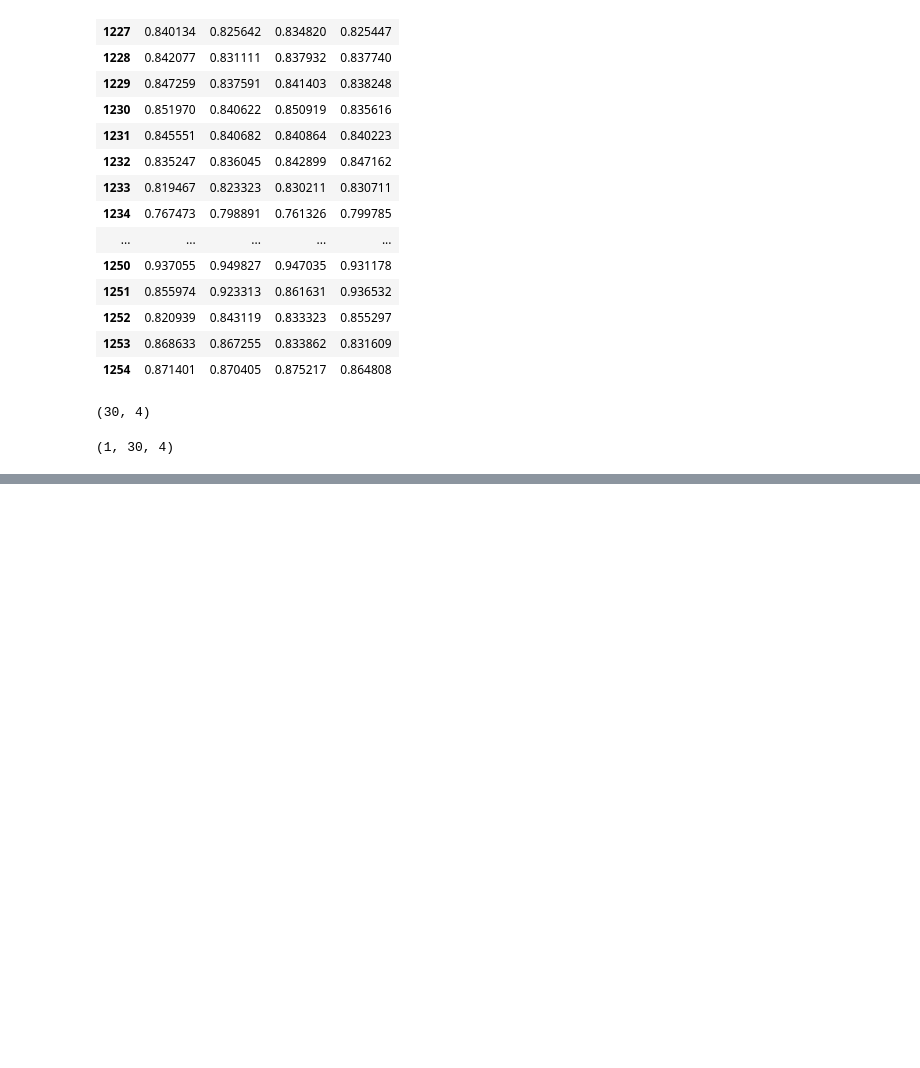
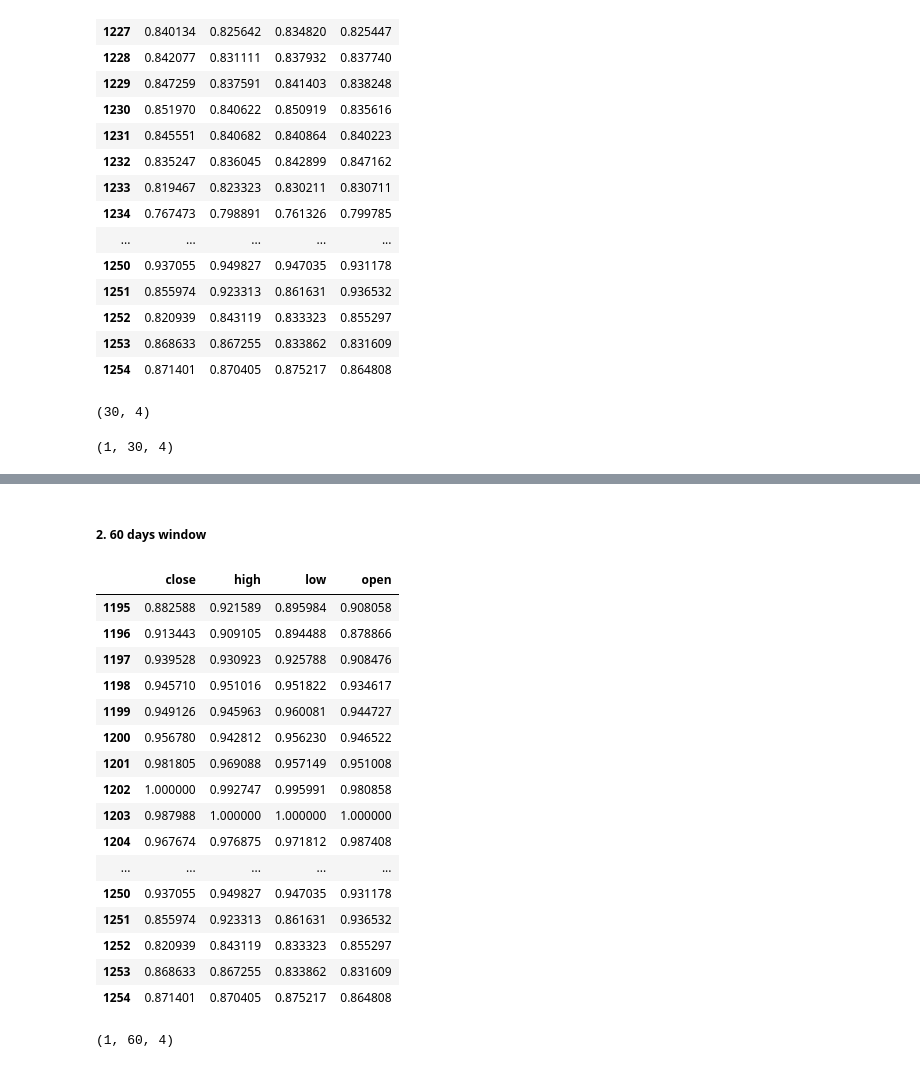
Before and after one commit to utsav87589/LSTM---Stock-price-prediction, a Jupyter notebook: v1/notebooks/many_to_many.ipynb, the cells around one changed output, grey strips where cells are left out. Cells and saved outputs as stored; diff of their text form; code cells hidden in the pictures; blank space fills up the shorter version.

```diff
--- a/v1/notebooks/many_to_many.ipynb
+++ b/v1/notebooks/many_to_many.ipynb
@@ -418,0 +400,32 @@ for i in range (0, 4) :
+# %% [markdown]
+##### 2. 60 days window
+# %%
+### getting the last sequence
+window_size_60 = 60
+last_sequence_60 = df[features_to_target][-window_size_60 : ]
+last_sequence_60
+# %% [output]
+|  | close | high | low | open |
+| 1195 | 0.882588 | 0.921589 | 0.895984 | 0.908058 |
+| 1196 | 0.913443 | 0.909105 | 0.894488 | 0.878866 |
+| 1197 | 0.939528 | 0.930923 | 0.925788 | 0.908476 |
+| 1198 | 0.945710 | 0.951016 | 0.951822 | 0.934617 |
+| 1199 | 0.949126 | 0.945963 | 0.960081 | 0.944727 |
+| 1200 | 0.956780 | 0.942812 | 0.956230 | 0.946522 |
+| 1201 | 0.981805 | 0.969088 | 0.957149 | 0.951008 |
+| 1202 | 1.000000 | 0.992747 | 0.995991 | 0.980858 |
+| 1203 | 0.987988 | 1.000000 | 1.000000 | 1.000000 |
+| 1204 | 0.967674 | 0.976875 | 0.971812 | 0.987408 |
+| ... | ... | ... | ... | ... |
+| 1250 | 0.937055 | 0.949827 | 0.947035 | 0.931178 |
+| 1251 | 0.855974 | 0.923313 | 0.861631 | 0.936532 |
+| 1252 | 0.820939 | 0.843119 | 0.833323 | 0.855297 |
+| 1253 | 0.868633 | 0.867255 | 0.833862 | 0.831609 |
+| 1254 | 0.871401 | 0.870405 | 0.875217 | 0.864808 |
+# %%
+### changing the shape
+last_sequence_60 = np.array(last_sequence_60)
+last_sequence_60 = np.expand_dims(last_sequence_60, axis = 0)
+last_sequence_60.shape
+# %% [output]
+(1, 60, 4)
```
Also changed, not shown: parts of 34 cells of this notebook.
